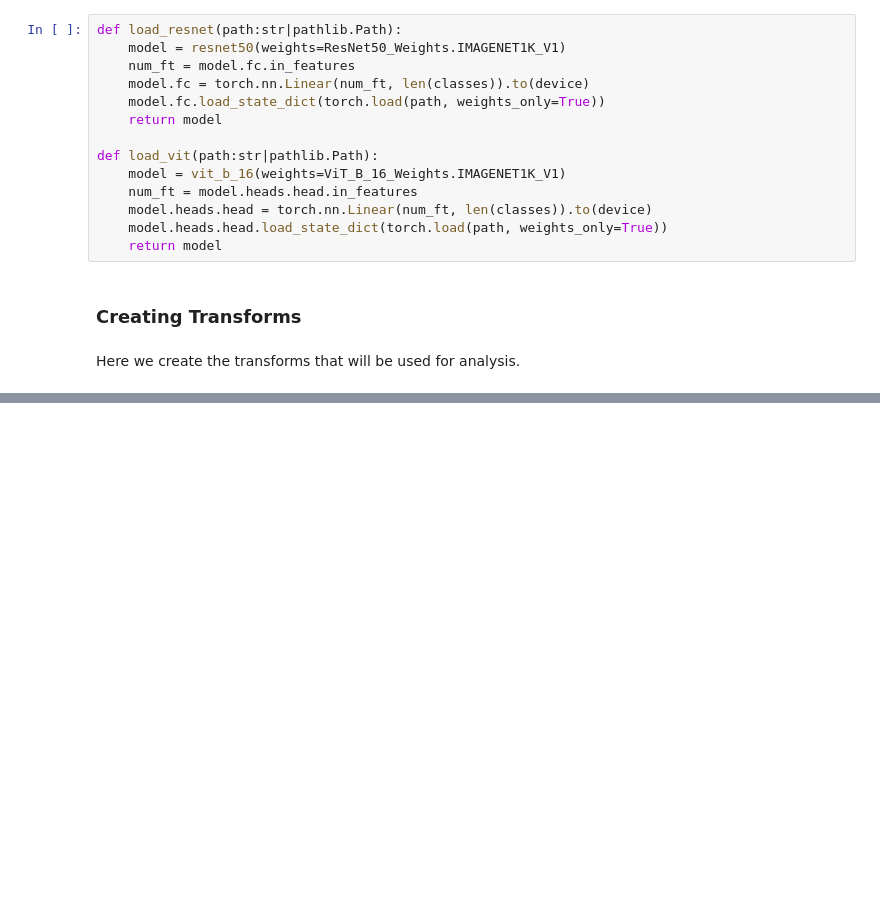
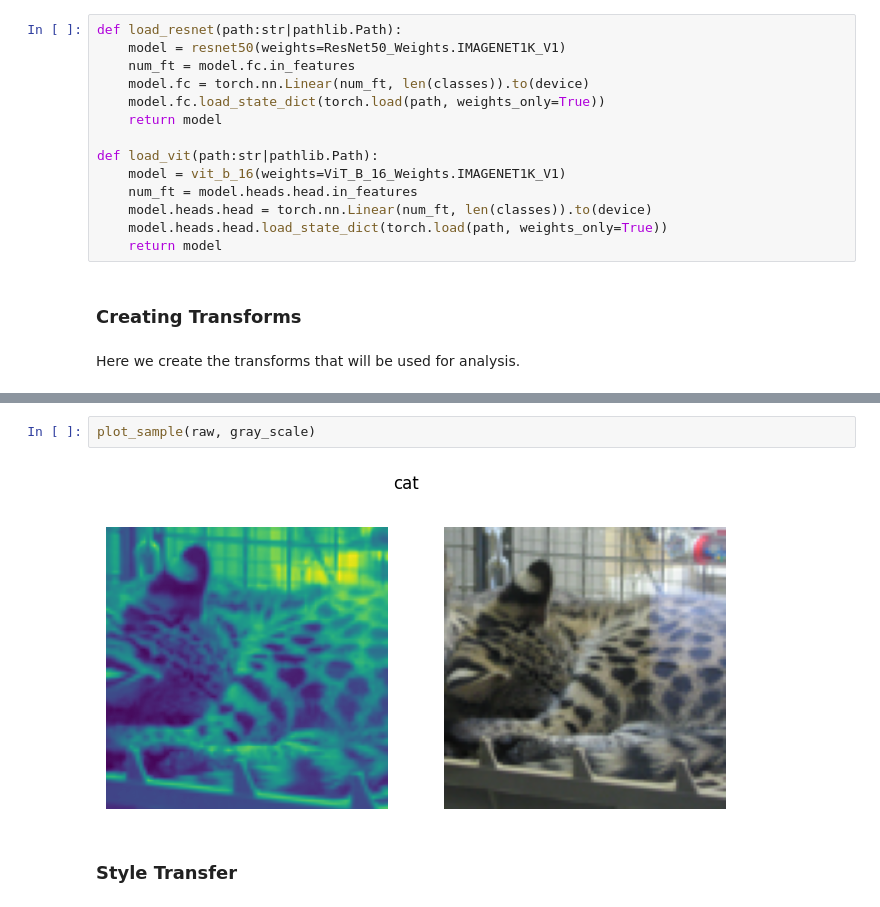
Before and after one commit to Zapy67/ATML-PA-1, a Jupyter notebook: Task1/task_1.ipynb, the cells around one changed output, grey strips where cells are left out. Cells and saved outputs as stored; diff of their text form; blank space fills up the shorter version.

```diff
--- a/Task1/task_1.ipynb
+++ b/Task1/task_1.ipynb
@@ -455,0 +334,6 @@ Here we create the transforms that will be used for analysis.
+# %%
+plot_sample(raw, gray_scale)
+# %% [output]
+[figure, added]
+# %% [markdown]
+### Style Transfer
```
Also changed, not shown: parts of 25 cells of this notebook.
